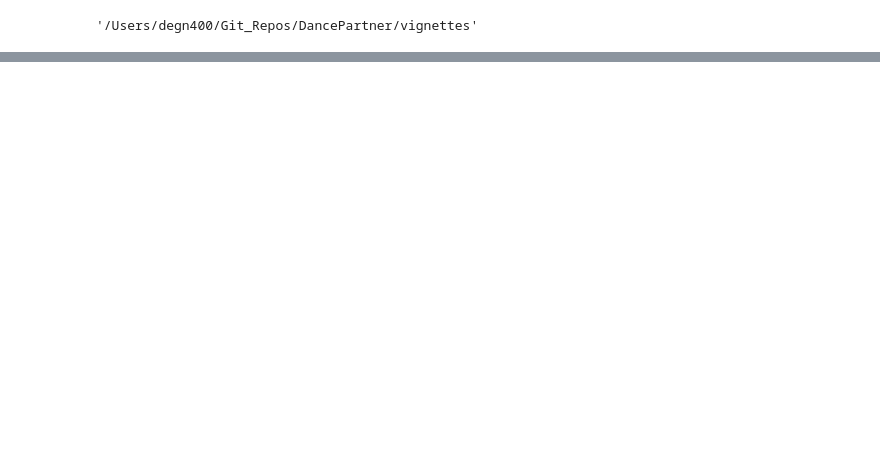
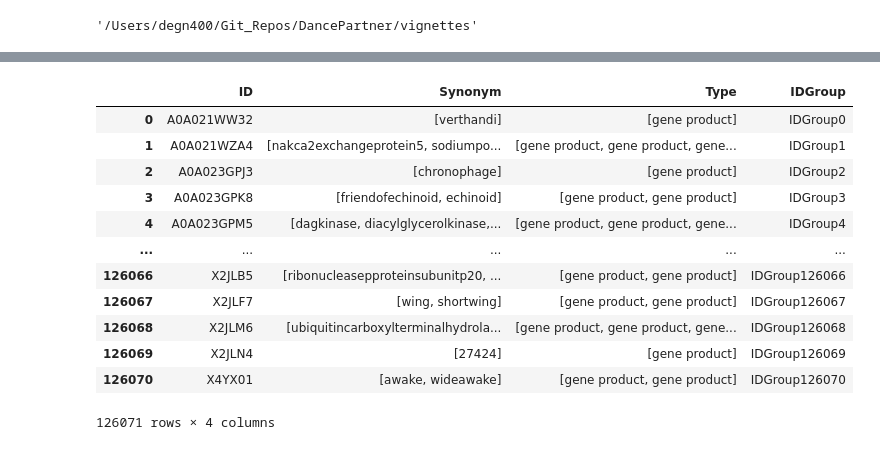
Before and after one commit to PNNL-Predictive-Phenomics/DancePartner, a Jupyter notebook: vignettes/synonym_table_update.ipynb, the cells around one changed output, grey strips where cells are left out. Drawn from its saved outputs; the diff is of its cells as text; code cells hidden in the pictures; blank space fills up the shorter version.

```diff
--- a/vignettes/synonym_table_update.ipynb
+++ b/vignettes/synonym_table_update.ipynb
@@ -88,0 +90,18 @@ ome_data
+# %%
+ID_Groups = ome_data.groupby("ID").agg({"Synonym": list, "Type": list}).reset_index()
+ID_Groups["IDGroup"] = ["IDGroup" + str(x) for x in range(len(ID_Groups))]
+ID_Groups
+# %% [output]
+|  | ID | Synonym | Type | IDGroup |
+| 0 | A0A021WW32 | [verthandi] | [gene product] | IDGroup0 |
+| 1 | A0A021WZA4 | [nakca2exchangeprotein5, sodiumpo... | [gene product, gene product, gene... | IDGroup1 |
+| 2 | A0A023GPJ3 | [chronophage] | [gene product] | IDGroup2 |
+| 3 | A0A023GPK8 | [friendofechinoid, echinoid] | [gene product, gene product] | IDGroup3 |
+| 4 | A0A023GPM5 | [dagkinase, diacylglycerolkinase,... | [gene product, gene product, gene... | IDGroup4 |
+| ... | ... | ... | ... | ... |
+| 126066 | X2JLB5 | [ribonucleasepproteinsubunitp20, ... | [gene product, gene product] | IDGroup126066 |
+| 126067 | X2JLF7 | [wing, shortwing] | [gene product, gene product] | IDGroup126067 |
+| 126068 | X2JLM6 | [ubiquitincarboxylterminalhydrola... | [gene product, gene product, gene... | IDGroup126068 |
+| 126069 | X2JLN4 | [27424] | [gene product] | IDGroup126069 |
+| 126070 | X4YX01 | [awake, wideawake] | [gene product, gene product] | IDGroup126070 |
+126071 rows × 4 columns
```
Also changed, not shown: parts of 6 cells of this notebook, 1 other file.
